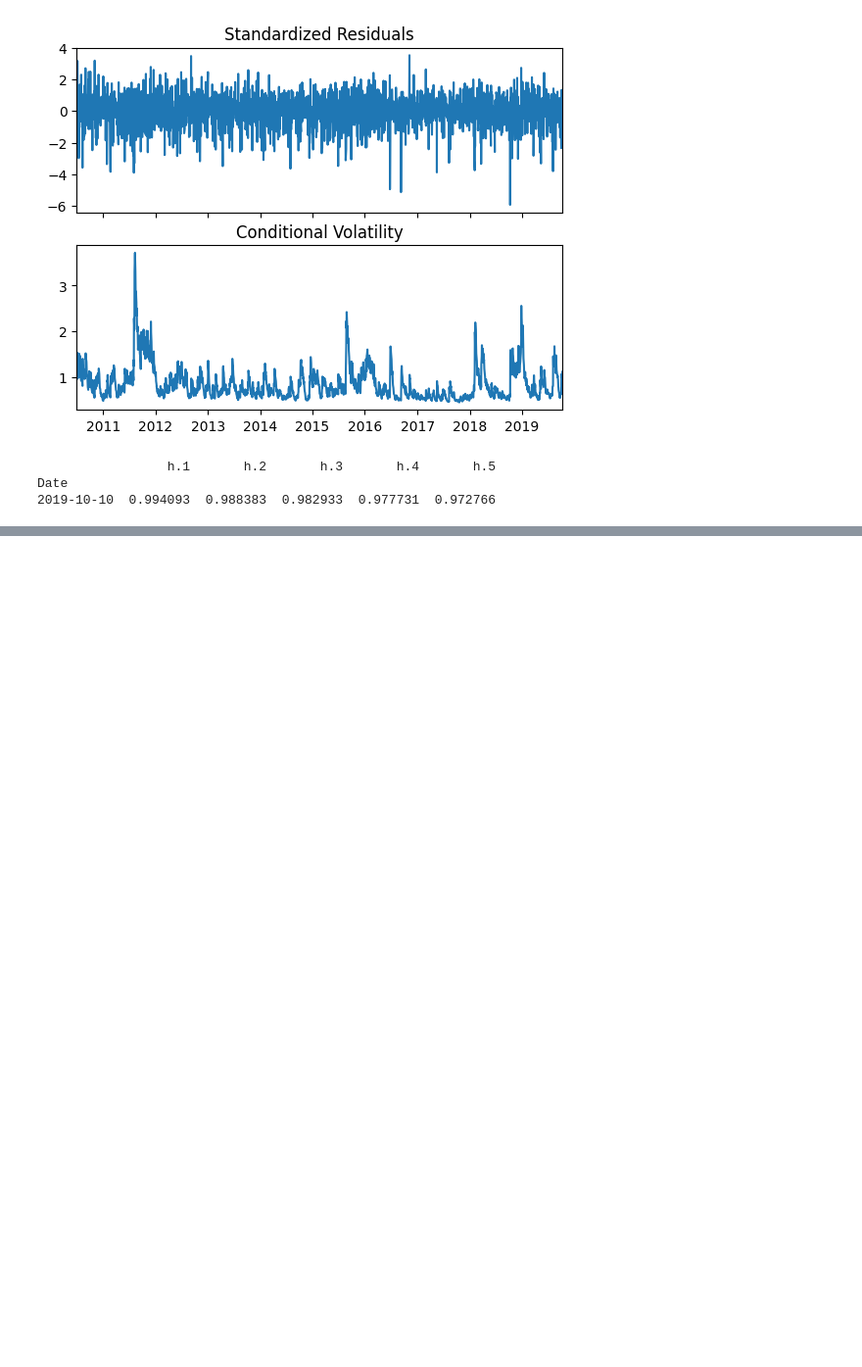
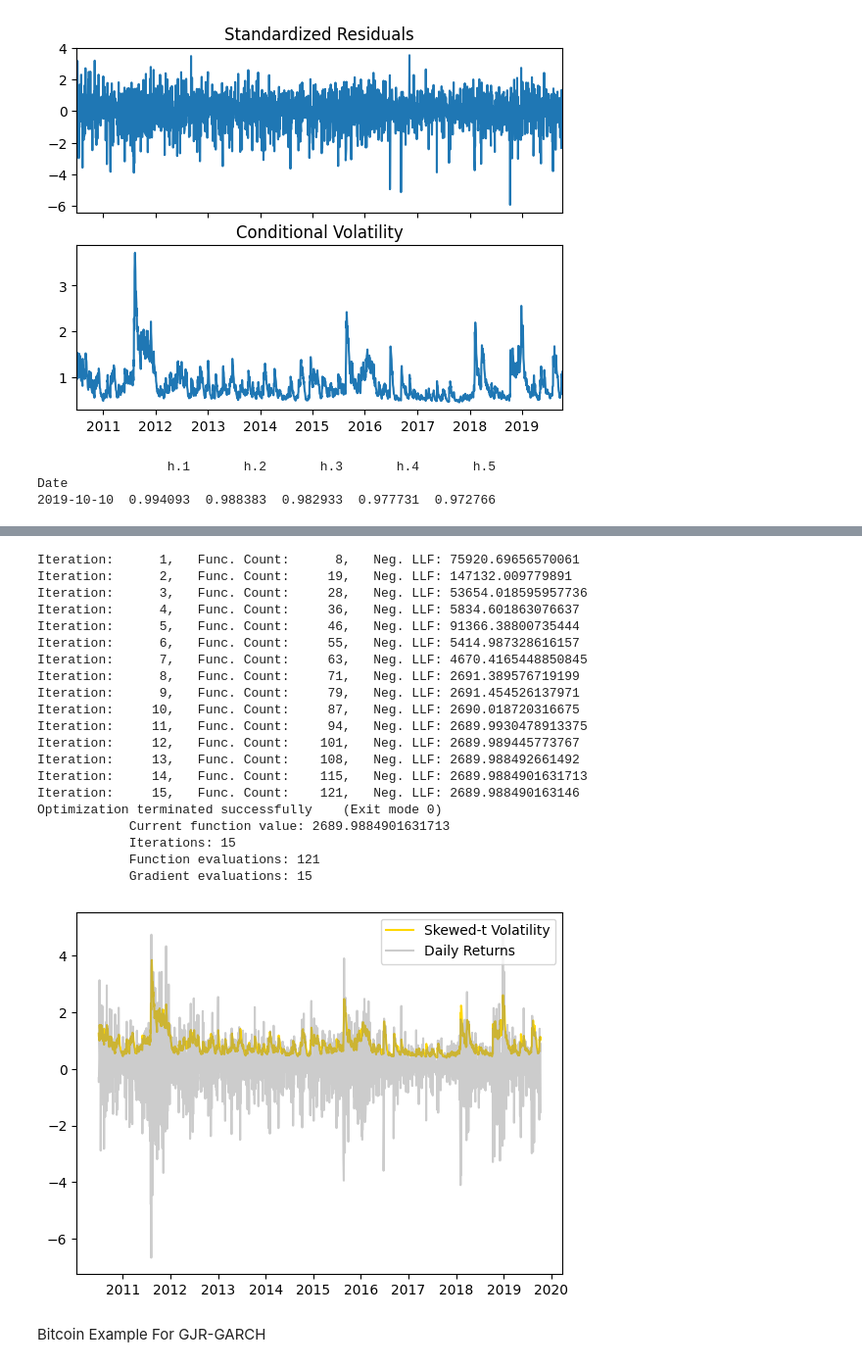
Before and after one commit to imoore99/GARCH, a Jupyter notebook: GARCH.ipynb, the cells around one changed output, grey strips where cells are left out. Shown: that part at 98% size. Drawn from its saved outputs; the diff is of its cells as text; code cells hidden in the pictures; blank space fills up the shorter version.

```diff
--- a/GARCH.ipynb
+++ b/GARCH.ipynb
@@ -111,0 +135,40 @@ Date
+# %%
+# Specify GARCH model assumptions
+skewt_gm = arch_model(sp_price['Return'], p = 1, q = 1, mean = 'constant', vol = 'GARCH', dist = 'skewt')
+# Fit the model
+skewt_result = skewt_gm.fit()
+
+# Get model estimated volatility
+skewt_vol = skewt_result.conditional_volatility
+
+# Plot model fitting results
+plt.plot(skewt_vol, color = 'gold', label = 'Skewed-t Volatility')
+#plt.plot(normal_vol, color = 'red', label = 'Normal Volatility')
+plt.plot(sp_price['Return'], color = 'grey',
+         label = 'Daily Returns', alpha = 0.4)
+plt.legend(loc = 'upper right')
+plt.show()
+# %% [output]
+Iteration:      1,   Func. Count:      8,   Neg. LLF: 75920.69656570061
+Iteration:      2,   Func. Count:     19,   Neg. LLF: 147132.009779891
+Iteration:      3,   Func. Count:     28,   Neg. LLF: 53654.018595957736
+Iteration:      4,   Func. Count:     36,   Neg. LLF: 5834.601863076637
+Iteration:      5,   Func. Count:     46,   Neg. LLF: 91366.38800735444
+Iteration:      6,   Func. Count:     55,   Neg. LLF: 5414.987328616157
+Iteration:      7,   Func. Count:     63,   Neg. LLF: 4670.4165448850845
+Iteration:      8,   Func. Count:     71,   Neg. LLF: 2691.389576719199
+Iteration:      9,   Func. Count:     79,   Neg. LLF: 2691.454526137971
+Iteration:     10,   Func. Count:     87,   Neg. LLF: 2690.018720316675
+Iteration:     11,   Func. Count:     94,   Neg. LLF: 2689.9930478913375
+Iteration:     12,   Func. Count:    101,   Neg. LLF: 2689.989445773767
+Iteration:     13,   Func. Count:    108,   Neg. LLF: 2689.988492661492
+Iteration:     14,   Func. Count:    115,   Neg. LLF: 2689.9884901631713
+Iteration:     15,   Func. Count:    121,   Neg. LLF: 2689.988490163146
+Optimization terminated successfully    (Exit mode 0)
+            Current function value: 2689.9884901631713
+            Iterations: 15
+            Function evaluations: 121
+            Gradient evaluations: 15
+[figure, added]
+# %% [markdown]
+Bitcoin Example For GJR-GARCH
```
Also changed, not shown: parts of 25 cells of this notebook.
